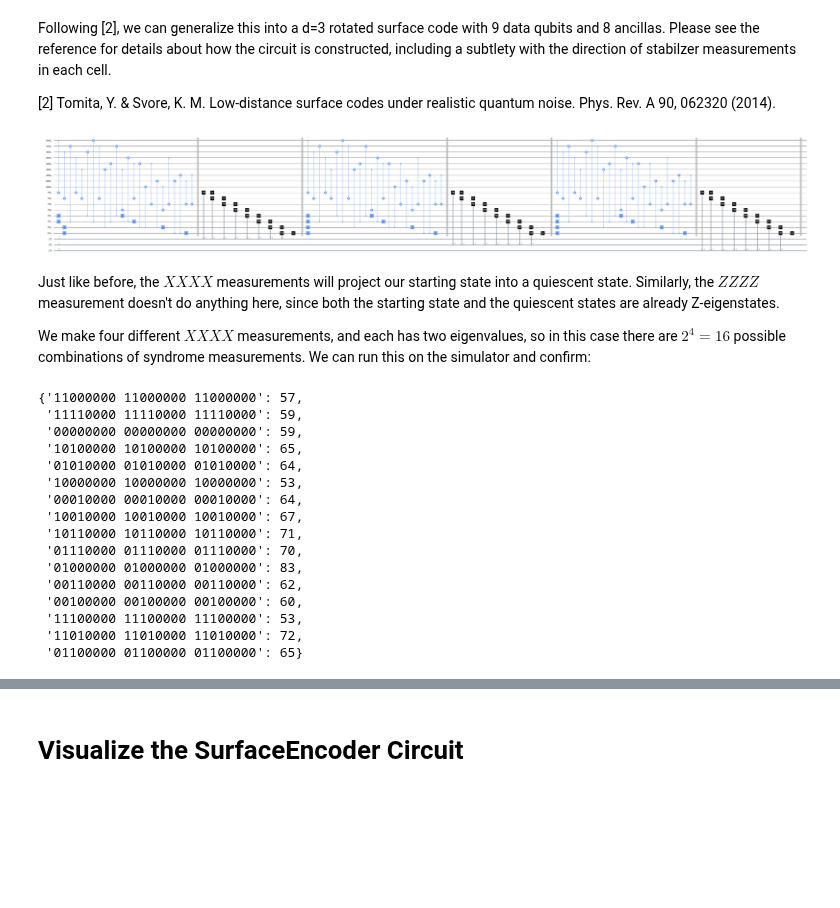
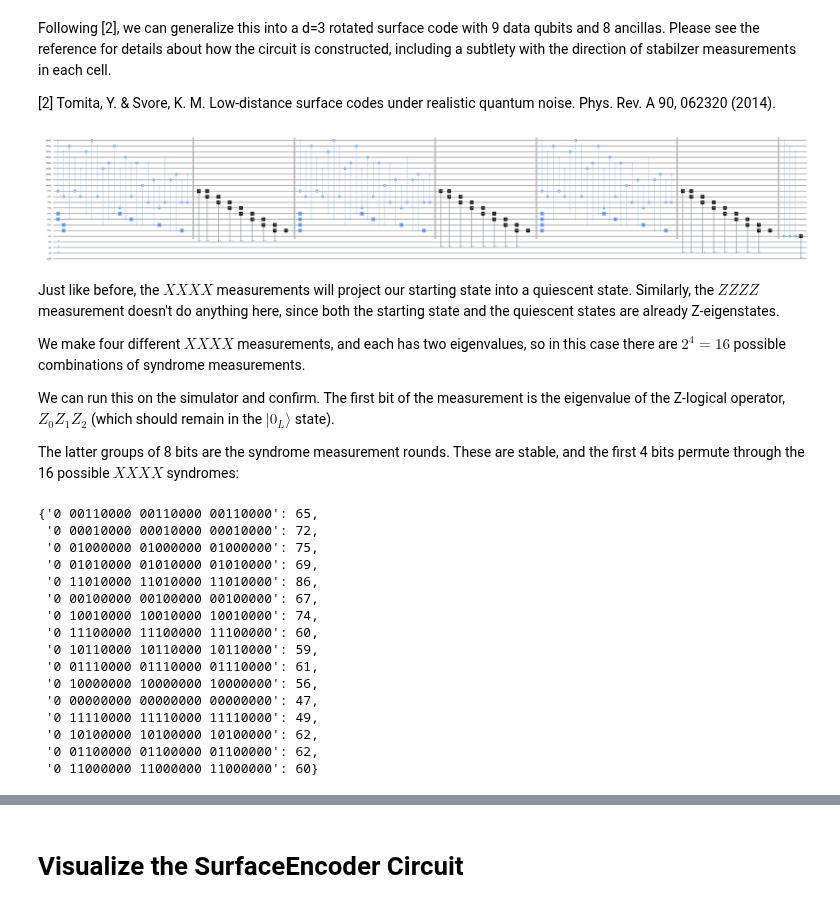
Before and after one commit to yaleqc/qtcodes, a Jupyter notebook: tutorials/1_surface_code_encoding.ipynb, the cells around one changed output, grey strips where cells are left out. Saved outputs shown, nothing was run; the diff lists cells and outputs as text; code cells hidden in the pictures; blank space fills up the shorter version.

Commit message:
Add Z-logical readout to d=3 manual example

```diff
--- a/tutorials/1_surface_code_encoding.ipynb
+++ b/tutorials/1_surface_code_encoding.ipynb
@@ -89,11 +89,13 @@ data = QuantumRegister(9, name='data')
 mx = QuantumRegister(4, name='mx')
 mz = QuantumRegister(4, name='mz')
 
-rounds=3
-measurements = [ClassicalRegister(8, name="c{}".format(i+1)) for i in range(rounds)]
+rounds=2  # The actual number of rounds will always be more than 1, since the first round creates the quiescent state
+measurements = [ClassicalRegister(8, name="c{}".format(i+1)) for i in range(rounds + 1)]
+Z_logical = QuantumRegister(1, name="zL")
+Z_logical_readout = ClassicalRegister(1, name="zLR")
 
-circ = QuantumCircuit(data, mz, mx, *measurements)
-for i in range(rounds):
+circ = QuantumCircuit(data, mz, mx, *measurements, Z_logical, Z_logical_readout)
+for i in range(rounds + 1):
     # Top left
     circ.h(mx[1])
     circ.cx(mx[1], data[1])
@@ -116,57 +118,67 @@ for i in range(rounds):
 
     # Bottom right
     circ.h(mx[2])
     circ.cx(mx[2], data[5])
     circ.cx(mx[2], data[4])
     circ.cx(mx[2], data[8])
     circ.cx(mx[2], data[7])
     circ.cx(data[5], mz[3])
     circ.cx(data[8], mz[3])
     circ.h(mx[2])
 
     # Bottom left
     circ.h(mx[3])
     circ.cx(mx[3], data[7])
     circ.cx(mx[3], data[6])
     circ.cx(data[4], mz[2])
     circ.cx(data[3], mz[2])
     circ.cx(data[7], mz[2])
     circ.cx(data[6], mz[2])
     circ.h(mx[3])
     circ.barrier()
 
     circ.measure(mz, measurements[i][0:4])
     circ.measure(mx, measurements[i][4:8])
     circ.reset(mz)
     circ.reset(mx)
     circ.barrier()
 
+# The Z-logical readout
+circ.cx(data[0], Z_logical)
+circ.cx(data[1], Z_logical)
+circ.cx(data[2], Z_logical)
+circ.measure(Z_logical, Z_logical_readout)
+
 circ.draw(output='mpl', fold=200)
 # %% [output]
-[figure, old version]
+[figure, new version]
 # %% [markdown]
 Just like before, the $XXXX$ measurements will project our starting state into a quiescent state. Similarly, the $ZZZZ$ measurement doesn't do anything here, since both the starting state and the quiescent states are already Z-eigenstates.
 
-We make four different $XXXX$ measurements, and each has two eigenvalues, so in this case there are $2^4 = 16$ possible combinations of syndrome measurements. We can run this on the simulator and confirm:
+We make four different $XXXX$ measurements, and each has two eigenvalues, so in this case there are $2^4 = 16$ possible combinations of syndrome measurements.
+
+We can run this on the simulator and confirm. The first bit of the measurement is the eigenvalue of the Z-logical operator, $Z_0Z_1Z_2$ (which should remain in the $|0_L\rangle$ state).
+
+The latter groups of 8 bits are the syndrome measurement rounds. These are stable, and the first 4 bits permute through the 16 possible $XXXX$ syndromes:
 # %%
 execute(circ, Aer.get_backend('qasm_simulator')).result().get_counts()
 # %% [output]
-{'11000000 11000000 11000000': 57,
- '11110000 11110000 11110000': 59,
- '00000000 00000000 00000000': 59,
- '10100000 10100000 10100000': 65,
- '01010000 01010000 01010000': 64,
- '10000000 10000000 10000000': 53,
- '00010000 00010000 00010000': 64,
- '10010000 10010000 10010000': 67,
- '10110000 10110000 10110000': 71,
- '01110000 01110000 01110000': 70,
- '01000000 01000000 01000000': 83,
- '00110000 00110000 00110000': 62,
- '00100000 00100000 00100000': 60,
- '11100000 11100000 11100000': 53,
- '11010000 11010000 11010000': 72,
- '01100000 01100000 01100000': 65}
+{'0 00110000 00110000 00110000': 65,
+ '0 00010000 00010000 00010000': 72,
+ '0 01000000 01000000 01000000': 75,
+ '0 01010000 01010000 01010000': 69,
+ '0 11010000 11010000 11010000': 86,
+ '0 00100000 00100000 00100000': 67,
+ '0 10010000 10010000 10010000': 74,
+ '0 11100000 11100000 11100000': 60,
+ '0 10110000 10110000 10110000': 59,
+ '0 01110000 01110000 01110000': 61,
+ '0 10000000 10000000 10000000': 56,
+ '0 00000000 00000000 00000000': 47,
+ '0 11110000 11110000 11110000': 49,
+ '0 10100000 10100000 10100000': 62,
+ '0 01100000 01100000 01100000': 62,
+ '0 11000000 11000000 11000000': 60}
 # %% [markdown]
 # Circuit Generation for Surface Codes
 
```
Also changed, not shown: parts of 4 cells of this notebook.
